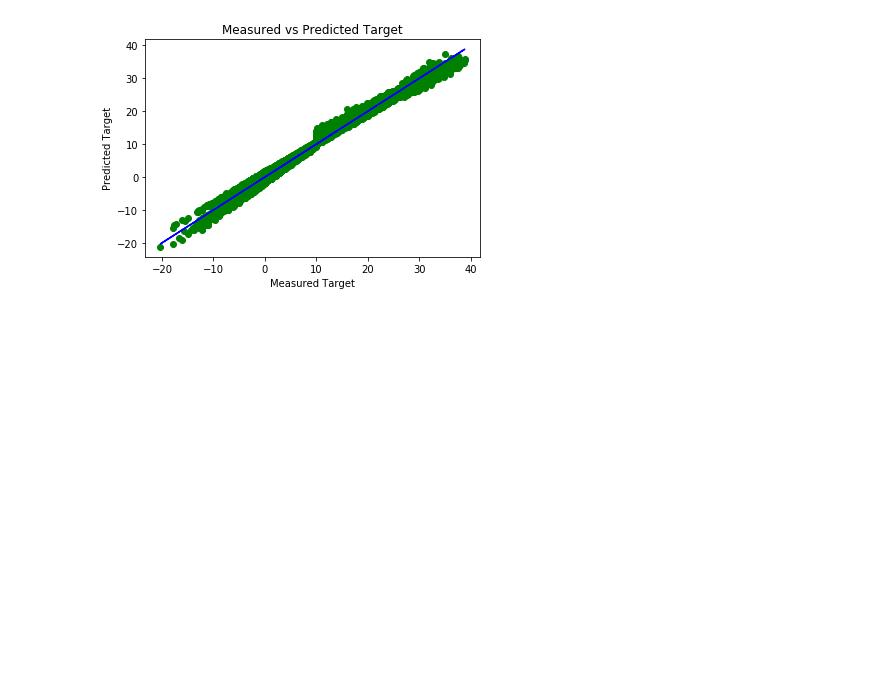
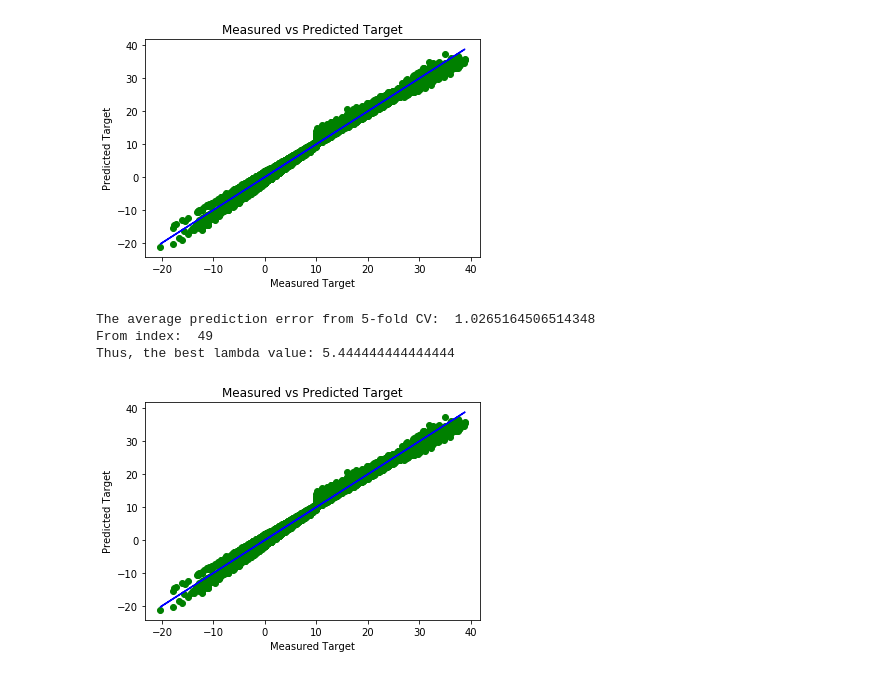
Before and after one commit to safashaikh/MLFinalProj, a Jupyter notebook: Forecasting Temperature.ipynb, the cells around one changed output. Cells and saved outputs as stored; diff of their text form; code cells hidden in the pictures; blank space fills up the shorter version.

```diff
--- a/Forecasting Temperature.ipynb
+++ b/Forecasting Temperature.ipynb
@@ -150,3 +150,60 @@ plt.show()
 1.038429462691012
 The average prediction error from 5-fold CV:  1.0265164773137196
 [figure]
+# %%
+def RR(data, labels, lam):
+    w_hat = np.matmul(np.matmul(LA.inv(np.matmul(np.transpose(data), data)+lam*np.identity(5)), np.transpose(data)), labels)
+    return w_hat
+
+def RR_error(X, labels, w_hat):
+    y_est = np.matmul(X, w_hat)
+    error = LA.norm(labels-y_est)**2/X.shape[0]
+    return y_est, error
+
+#w_hat = RR(X, target, 1)
+#print(w_hat.shape)
+#LS_error(X, target, w_hat)
+lam = np.linspace(0, 10, num=91)
+err1 = np.zeros(91)
+err2 = np.zeros(91)
+err3 = np.zeros(91)
+err4 = np.zeros(91)
+err5 = np.zeros(91)
+avg = np.zeros(91)
+
+for i in range(0, len(lam)):
+    w1 = RR(train1, label1, lam[i])
+    y1, err1[i] = RR_error(test1, testlab1, w1)
+
+    w2 = RR(train2, label2, lam[i])
+    y2, err2[i] = RR_error(test2, testlab2, w2)
+
+    w3 = RR(train3, label3, lam[i])
+    y3, err3[i] = RR_error(test3, testlab3, w3)
+
+    w4 = RR(train4, label4, lam[i])
+    y4, err4[i] = RR_error(test4, testlab4, w4)
+
+    w5 = RR(train5, label5, lam[i])
+    y5, err5[i] = RR_error(test5, testlab5, w5)
+
+    avg[i] = (err1[i]+err2[i]+err3[i]+err4[i]+err5[i])/5
+
+print("The average prediction error from 5-fold CV: ", np.min(avg))
+print("From index: ", np.argmin(avg))
+print("Thus, the best lambda value:", lam[np.argmin(avg)])
+
+w = RR(train4, label4, lam[np.argmin(avg)])
+y, err = RR_error(test4, testlab4, w)
+
+plt.scatter(testlab4, y, c='g')
+plt.plot(testlab4,testlab4, 'b')
+plt.title("Measured vs Predicted Target")
+plt.xlabel("Measured Target")
+plt.ylabel("Predicted Target")
+plt.show()
+# %% [output]
+The average prediction error from 5-fold CV:  1.0265164506514348
+From index:  49
+Thus, the best lambda value: 5.444444444444444
+[figure, added]
```
